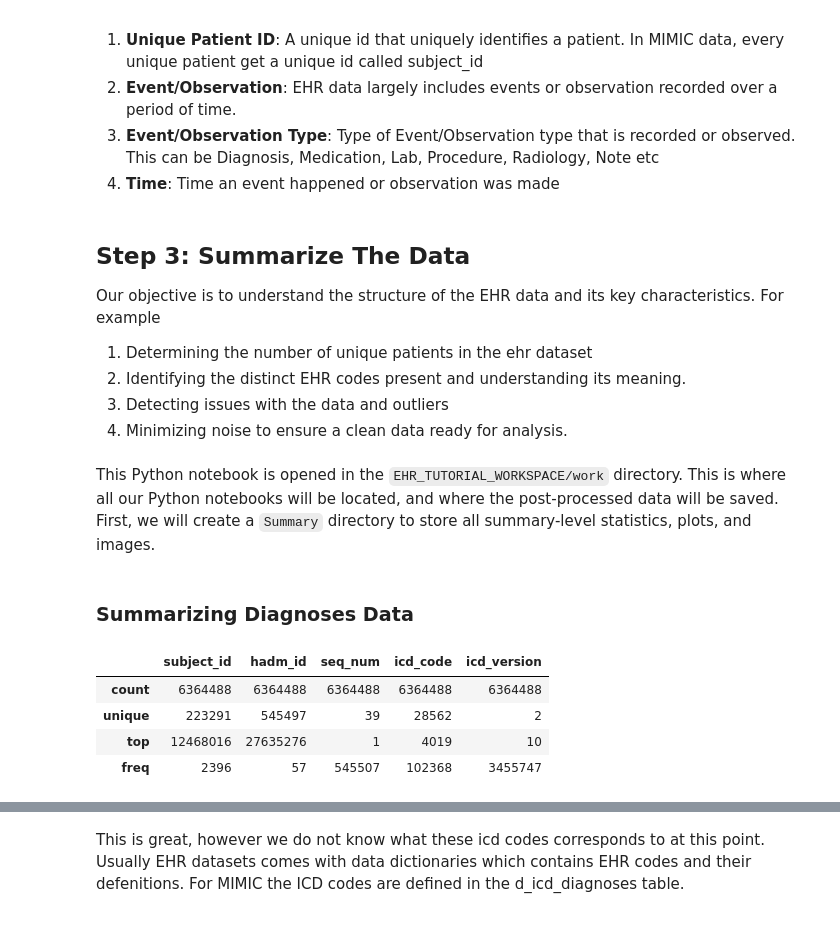
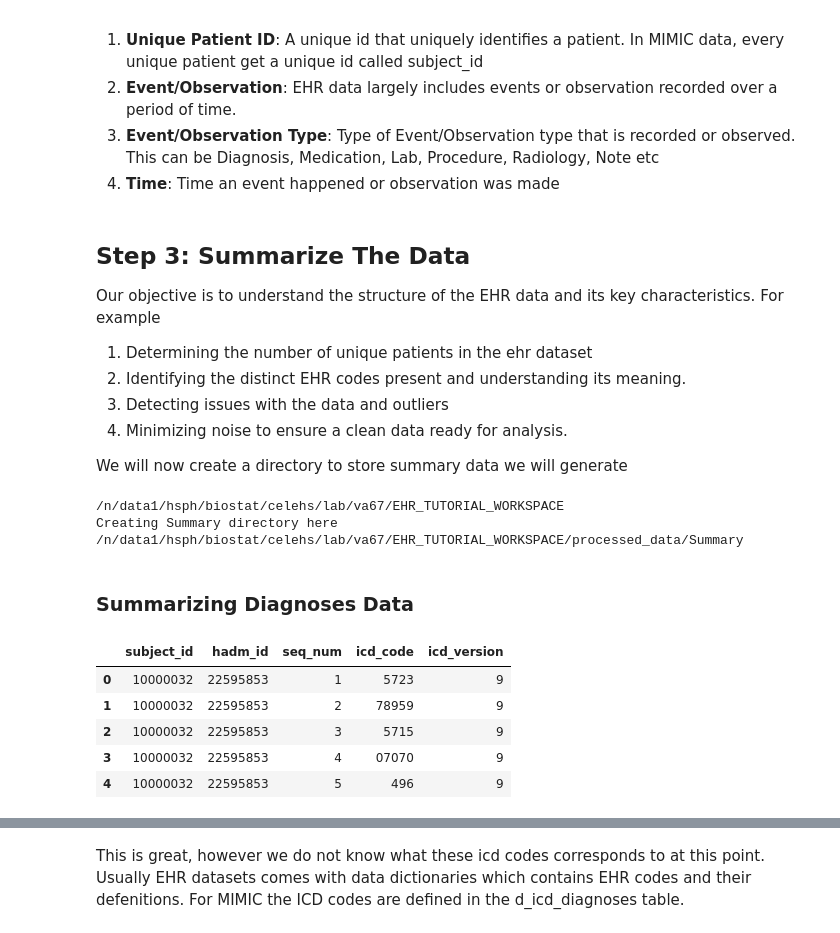
Before and after one commit to apvidul/EHR-Processing-Tutorial, a Jupyter notebook: EHR-Pipeline-Part1.ipynb, the cells around one changed output, grey strips where cells are left out. Saved outputs shown, nothing was run; the diff lists cells and outputs as text; code cells hidden in the pictures.

```diff
--- a/EHR-Pipeline-Part1.ipynb
+++ b/EHR-Pipeline-Part1.ipynb
@@ -123,29 +171,37 @@ Our objective is to understand the structure of the EHR data and its key charact
 2. Identifying the distinct EHR codes present and understanding its meaning.
 3. Detecting issues with the data and outliers
 4. Minimizing noise to ensure a clean data ready for analysis.
+
+We will now create a directory to store summary data we will generate
-# %% [markdown]
-This Python notebook is opened in the `EHR_TUTORIAL_WORKSPACE/work` directory. This is where all our Python notebooks will be located, and where the post-processed data will be saved. First, we will create a `Summary` directory to store all summary-level statistics, plots, and images.
 # %%
+# Ensure that your base directory is your workspace
+
 import pandas as pd
 import os
 
-os.makedirs("Summary", exist_ok=True)
+
+base_directory = os.path.dirname(os.getcwd())
+print(base_directory)
+
+summary_directory = os.path.join(base_directory, 'processed_data', 'Summary')
+print(f"Creating Summary directory here {summary_directory}")
+os.makedirs(summary_directory, exist_ok=True)
+# %% [output]
+/n/data1/hsph/biostat/celehs/lab/va67/EHR_TUTORIAL_WORKSPACE
+Creating Summary directory here /n/data1/hsph/biostat/celehs/lab/va67/EHR_TUTORIAL_WORKSPACE/processed_data/Summary
 # %% [markdown]
 ### Summarizing Diagnoses Data
 # %%
 # Loading the tables as string format makes the data consistent throughout.
-diagnoses_icd_file = "/n/data1/hsph/biostat/celehs/lab/va67/MIMIC/mimic-iv-codified-3.1/files/mimiciv/3.1/hosp/diagnoses_icd.csv"
-
+diagnoses_icd_file = os.path.join(base_directory, "raw_data", "physionet.org", "files", "mimiciv", "3.1", "hosp","diagnoses_icd.csv")
 diagnoses_icd = pd.read_csv(diagnoses_icd_file,dtype=str)
 
 # We first take a look at the data by displaying the first few rows
 diagnoses_icd.head()
-
-# We then summarize the data
-diagnoses_icd.describe()
 # %% [output]
 |  | subject_id | hadm_id | seq_num | icd_code | icd_version |
-| count | 6364488 | 6364488 | 6364488 | 6364488 | 6364488 |
-| unique | 223291 | 545497 | 39 | 28562 | 2 |
-| top | 12468016 | 27635276 | 1 | 4019 | 10 |
-| freq | 2396 | 57 | 545507 | 102368 | 3455747 |
+| 0 | 10000032 | 22595853 | 1 | 5723 | 9 |
+| 1 | 10000032 | 22595853 | 2 | 78959 | 9 |
+| 2 | 10000032 | 22595853 | 3 | 5715 | 9 |
+| 3 | 10000032 | 22595853 | 4 | 07070 | 9 |
+| 4 | 10000032 | 22595853 | 5 | 496 | 9 |
```
Also changed, not shown: parts of 35 cells of this notebook, 2 other files.
